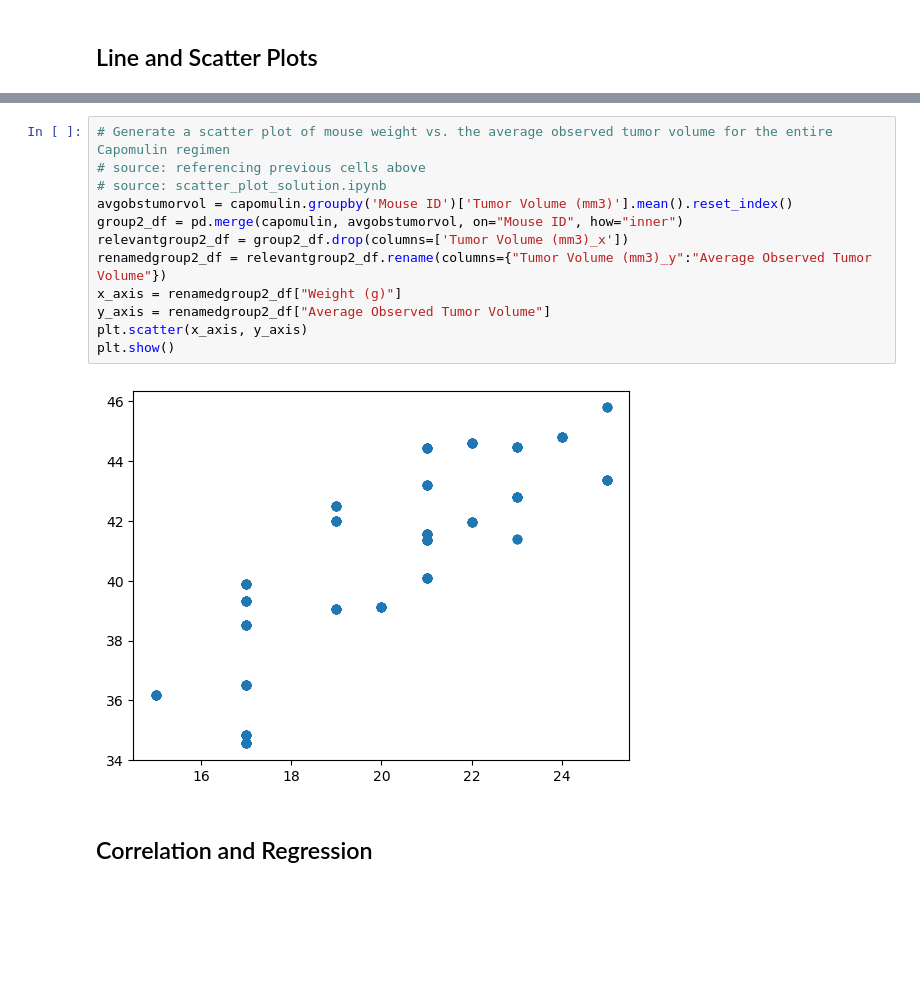
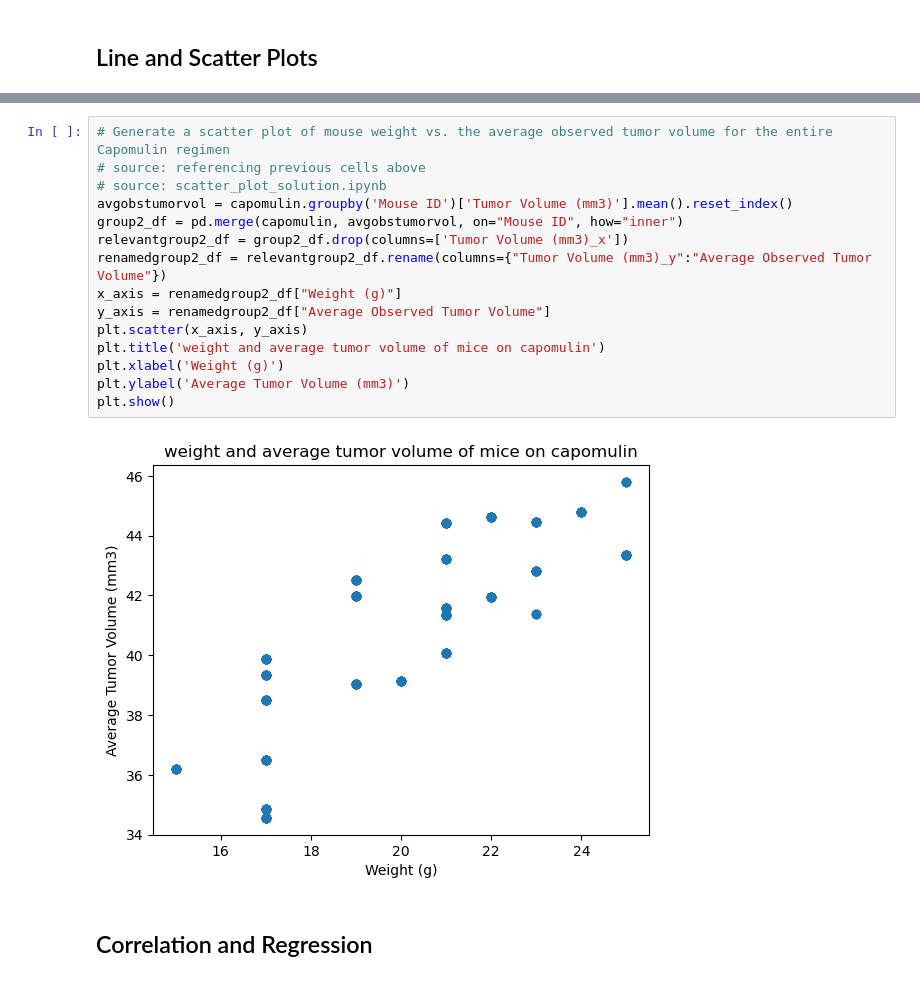
Before and after one commit to HanaDoubleU/matplotlib-challenge, a Jupyter notebook: Pymaceuticals/pymaceuticals_starter.ipynb, the cells around one changed output, grey strips where cells are left out. Cells and saved outputs as stored; diff of their text form; blank space fills up the shorter version.

```diff
--- a/Pymaceuticals/pymaceuticals_starter.ipynb
+++ b/Pymaceuticals/pymaceuticals_starter.ipynb
@@ -352,16 +352,19 @@ plt.show()
 # %%
 # Generate a scatter plot of mouse weight vs. the average observed tumor volume for the entire Capomulin regimen
 # source: referencing previous cells above
 # source: scatter_plot_solution.ipynb
 avgobstumorvol = capomulin.groupby('Mouse ID')['Tumor Volume (mm3)'].mean().reset_index()
 group2_df = pd.merge(capomulin, avgobstumorvol, on="Mouse ID", how="inner")
 relevantgroup2_df = group2_df.drop(columns=['Tumor Volume (mm3)_x'])
 renamedgroup2_df = relevantgroup2_df.rename(columns={"Tumor Volume (mm3)_y":"Average Observed Tumor Volume"})
 x_axis = renamedgroup2_df["Weight (g)"]
 y_axis = renamedgroup2_df["Average Observed Tumor Volume"]
 plt.scatter(x_axis, y_axis)
+plt.title('weight and average tumor volume of mice on capomulin')
+plt.xlabel('Weight (g)')
+plt.ylabel('Average Tumor Volume (mm3)')
 plt.show()
 # %% [output]
-[figure, old version]
+[figure, new version]
 # %% [markdown]
 ## Correlation and Regression
```
Also changed, not shown: parts of 5 cells of this notebook.
